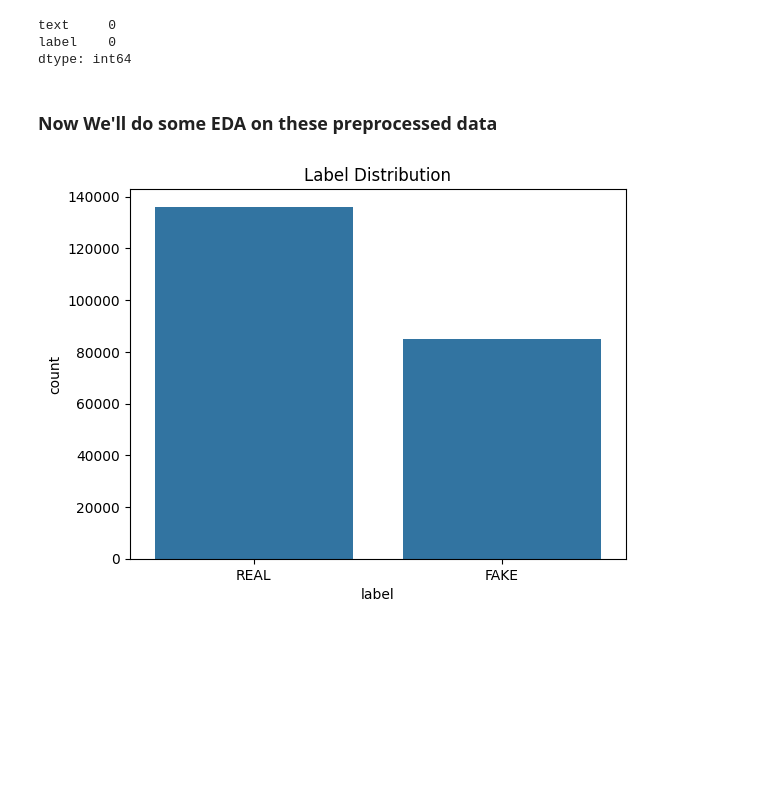
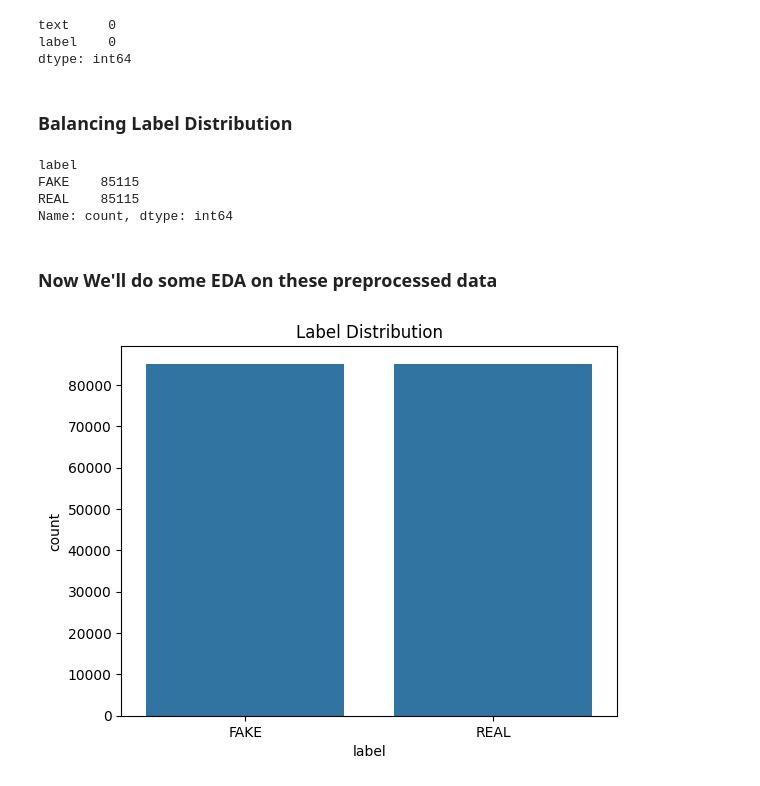
Before and after one commit to naheelkk/Factify, a Jupyter notebook: notebooks/01_data_exploration.ipynb, the cells around one changed output. Saved outputs shown, nothing was run; the diff lists cells and outputs as text; code cells hidden in the pictures; blank space fills up the shorter version.

Commit message:
data: balanced label distribution and saved the dataset on /data/processed

```diff
--- a/notebooks/01_data_exploration.ipynb
+++ b/notebooks/01_data_exploration.ipynb
@@ -146,3 +146,5 @@ merged.dropna(subset=['text'],inplace=True)
 # %%
 merged.to_csv("../data/processed/merged_clean_dataset.csv")
 merged.to_csv("../data/processed/merged_clean_dataset.csv.gz")
+# %% [markdown]
+### Balancing Label Distribution
@@ -148,0 +163,7 @@ merged.to_csv("../data/processed/merged_clean_dataset.csv.gz")
+# %%
+balanced_df['label'].value_counts()
+# %% [output]
+label
+FAKE    85115
+REAL    85115
+Name: count, dtype: int64
@@ -151,17 +175,17 @@ merged.to_csv("../data/processed/merged_clean_dataset.csv.gz")
 # %%
 import pandas as pd
 import matplotlib.pyplot as plt
 import seaborn as sns
 from collections import Counter
 from wordcloud import WordCloud
 
-df = pd.read_csv('../data/processed/merged_clean_dataset.csv')
+df = pd.read_csv('../data/processed/balanced_df.csv')
 
 sns.countplot(x='label',data=df)
 plt.title("Label Distribution")
 plt.show()
 # %% [output]
-[figure, old version]
+[figure, new version]
 # %%
 df['text_length'] = df['text'].apply(lambda x: len(str(x).split()))
 sns.histplot(df['text_length'],bins=50, kde=True)
```
Also changed, not shown: parts of 4 cells of this notebook, 1 other file.
